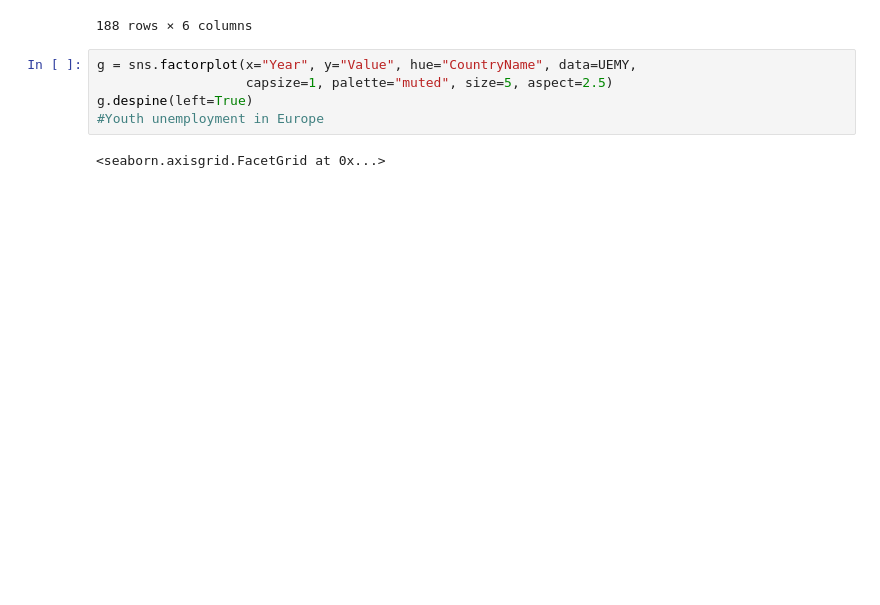
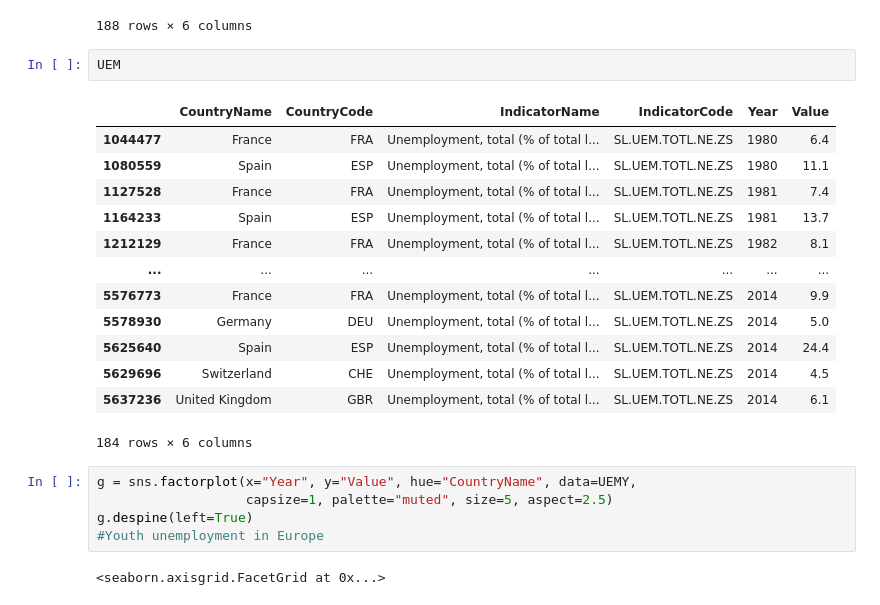
Before and after one commit to JGregoir/EuroDev, a Jupyter notebook: EuroDevUnemployment.ipynb, the cells around one changed output. Saved outputs shown, nothing was run; the diff lists cells and outputs as text; blank space fills up the shorter version.

```diff
--- a/EuroDevUnemployment.ipynb
+++ b/EuroDevUnemployment.ipynb
@@ -126,6 +124,22 @@ UEMY
 | 5629702 | Switzerland | CHE | Unemployment, youth total (% of t... | SL.UEM.1524.NE.ZS | 2014 | 8.600000 |
 | 5637242 | United Kingdom | GBR | Unemployment, youth total (% of t... | SL.UEM.1524.NE.ZS | 2014 | 16.900000 |
 188 rows × 6 columns
+# %%
+UEM
+# %% [output]
+|  | CountryName | CountryCode | IndicatorName | IndicatorCode | Year | Value |
+| 1044477 | France | FRA | Unemployment, total (% of total l... | SL.UEM.TOTL.NE.ZS | 1980 | 6.4 |
+| 1080559 | Spain | ESP | Unemployment, total (% of total l... | SL.UEM.TOTL.NE.ZS | 1980 | 11.1 |
+| 1127528 | France | FRA | Unemployment, total (% of total l... | SL.UEM.TOTL.NE.ZS | 1981 | 7.4 |
+| 1164233 | Spain | ESP | Unemployment, total (% of total l... | SL.UEM.TOTL.NE.ZS | 1981 | 13.7 |
+| 1212129 | France | FRA | Unemployment, total (% of total l... | SL.UEM.TOTL.NE.ZS | 1982 | 8.1 |
+| ... | ... | ... | ... | ... | ... | ... |
+| 5576773 | France | FRA | Unemployment, total (% of total l... | SL.UEM.TOTL.NE.ZS | 2014 | 9.9 |
+| 5578930 | Germany | DEU | Unemployment, total (% of total l... | SL.UEM.TOTL.NE.ZS | 2014 | 5.0 |
+| 5625640 | Spain | ESP | Unemployment, total (% of total l... | SL.UEM.TOTL.NE.ZS | 2014 | 24.4 |
+| 5629696 | Switzerland | CHE | Unemployment, total (% of total l... | SL.UEM.TOTL.NE.ZS | 2014 | 4.5 |
+| 5637236 | United Kingdom | GBR | Unemployment, total (% of total l... | SL.UEM.TOTL.NE.ZS | 2014 | 6.1 |
+184 rows × 6 columns
 # %%
 g = sns.factorplot(x="Year", y="Value", hue="CountryName", data=UEMY,
                    capsize=1, palette="muted", size=5, aspect=2.5)
```
Also changed, not shown: parts of 7 cells of this notebook, 2 other files.
